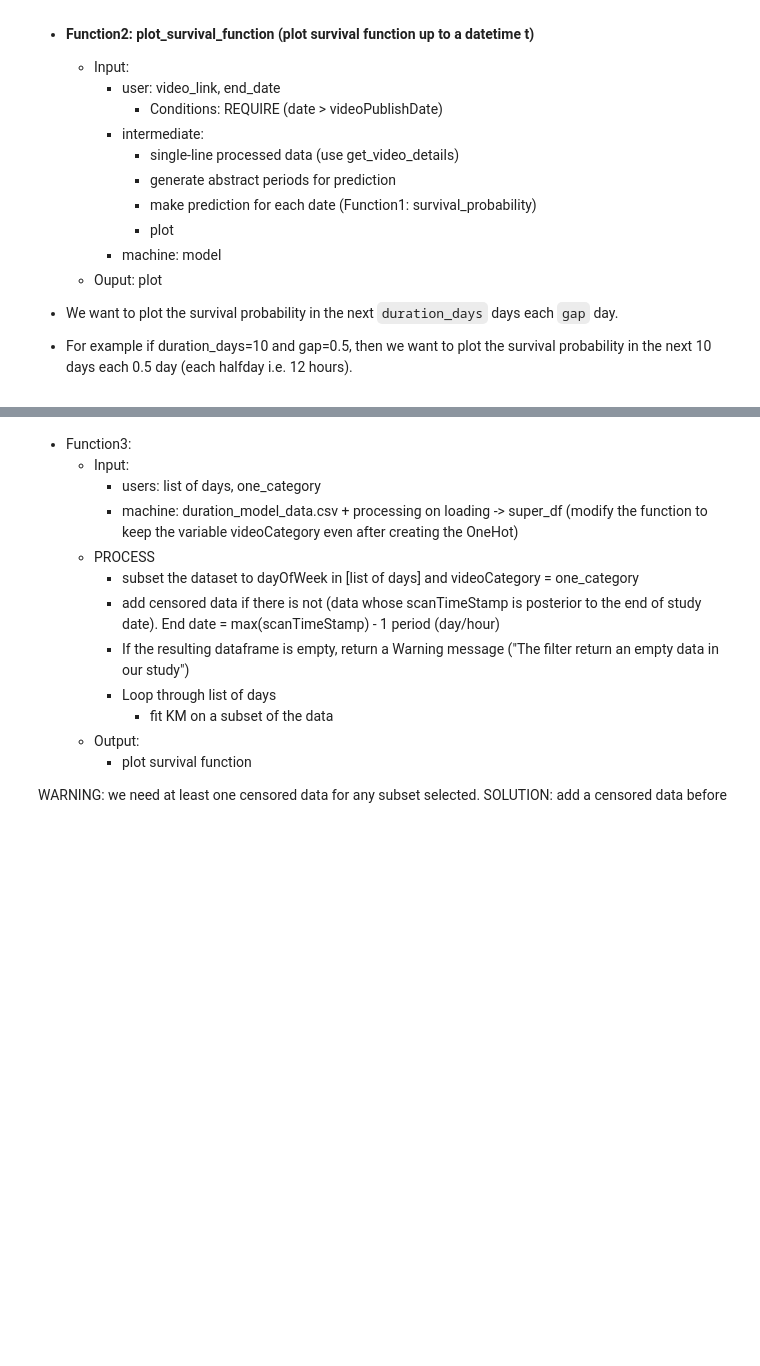
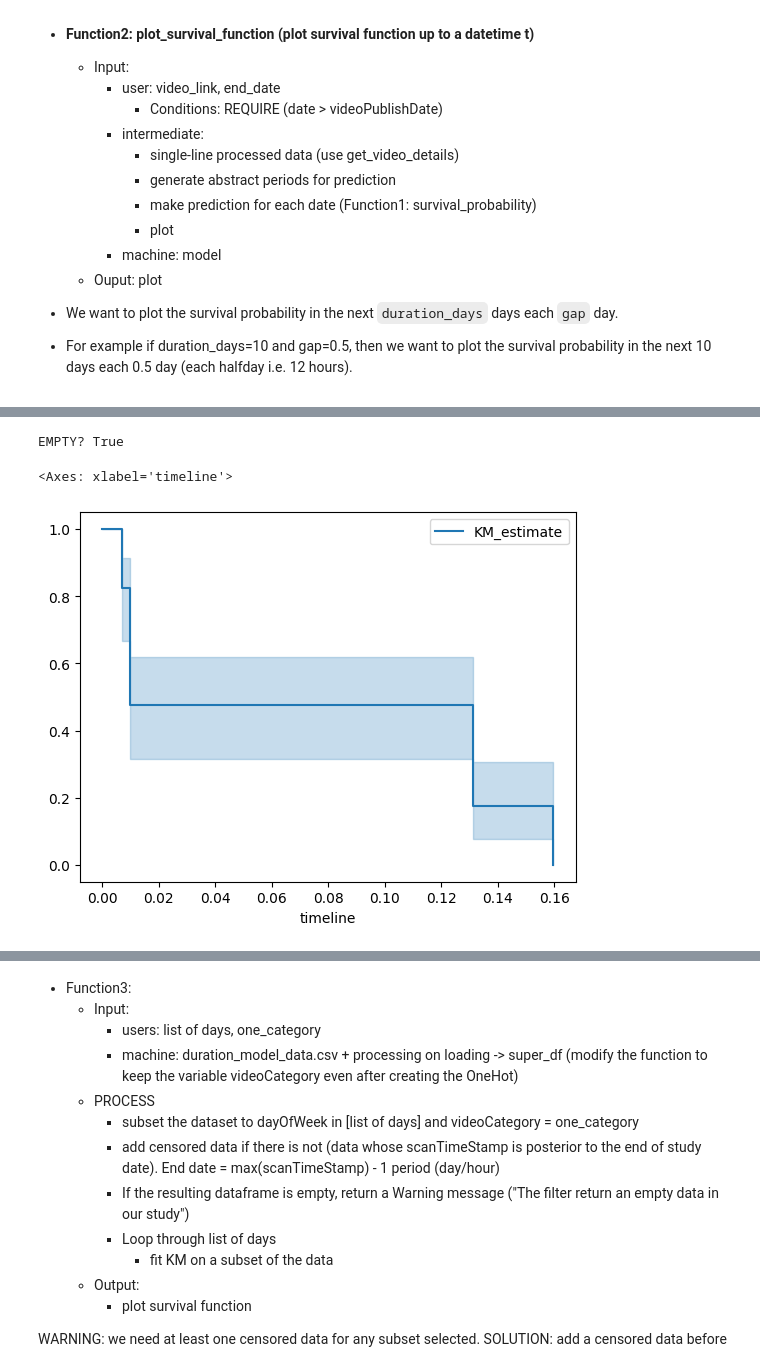
Before and after one commit to Yedson54/YouTrend, a Jupyter notebook: demos/duration_model_yed.ipynb, the cells around one changed output, grey strips where cells are left out. Cells and saved outputs as stored; diff of their text form; code cells hidden in the pictures; blank space fills up the shorter version.

```diff
--- a/demos/duration_model_yed.ipynb
+++ b/demos/duration_model_yed.ipynb
@@ -823,0 +840,52 @@ No artists with labels found to put in legend.  Note that artists whose label st
+# %%
+from lifelines import KaplanMeierFitter
+
+# Choose day and category in
+def kmf_model_per_day_and_video_cat(
+        day: str,
+        category: str,
+        super_df=super_df,
+        p=0.05,
+        random_state=42
+):
+    day, category = day.capitalize(), category.capitalize()
+    valid_days = super_df["dayOfWeek"].unique()
+    valid_categories = super_df["videoCategory"].unique()
+    # Check that day and categorie are valid
+    if not((day in valid_days) & (category in valid_categories)):
+        raise ValueError(f"Invalid day {day} or category {category}."
+                         f"Choose Days in {valid_days}."
+                         f"Choose categories in {valid_categories}")
+
+    # Filter the DataFrame based on day and category
+    df = super_df[(super_df["dayOfWeek"] == day)
+                  & (super_df["videoCategory"] == category)].copy()
+
+    def add_ghost_censored_samples(input_df, p=p):
+        df: pd.DataFrame = input_df.copy()
+        n_ghost_sample = int(p * len(df)) # 10% add of censored sample
+        if df["isTrend"][df["isTrend"] == 0].count() < n_ghost_sample:
+            last_lines_df = df.sample(
+                n=n_ghost_sample, random_state=random_state
+            )
+            last_lines_df["isTrend"] = 0
+            df = pd.concat([df, last_lines_df])
+        return df
+
+    print("EMPTY?", df.empty)
+    if df.empty:
+        df = super_df[super_df["videoCategory"] == category]
+        category = "None"
+
+    df = add_ghost_censored_samples(df, p)
+
+    kmf_model = KaplanMeierFitter()
+    kmf_model.fit(df['videoLengthDays'], df['isTrend'])
+
+    return kmf_model, category
+
+kmf_model_per_day_and_video_cat("Tuesday", "Sports")[0].plot()
+# %% [output]
+EMPTY? True
+<Axes: xlabel='timeline'>
+[figure, added]
```
Also changed, not shown: parts of 5 cells of this notebook, 3 other files.
